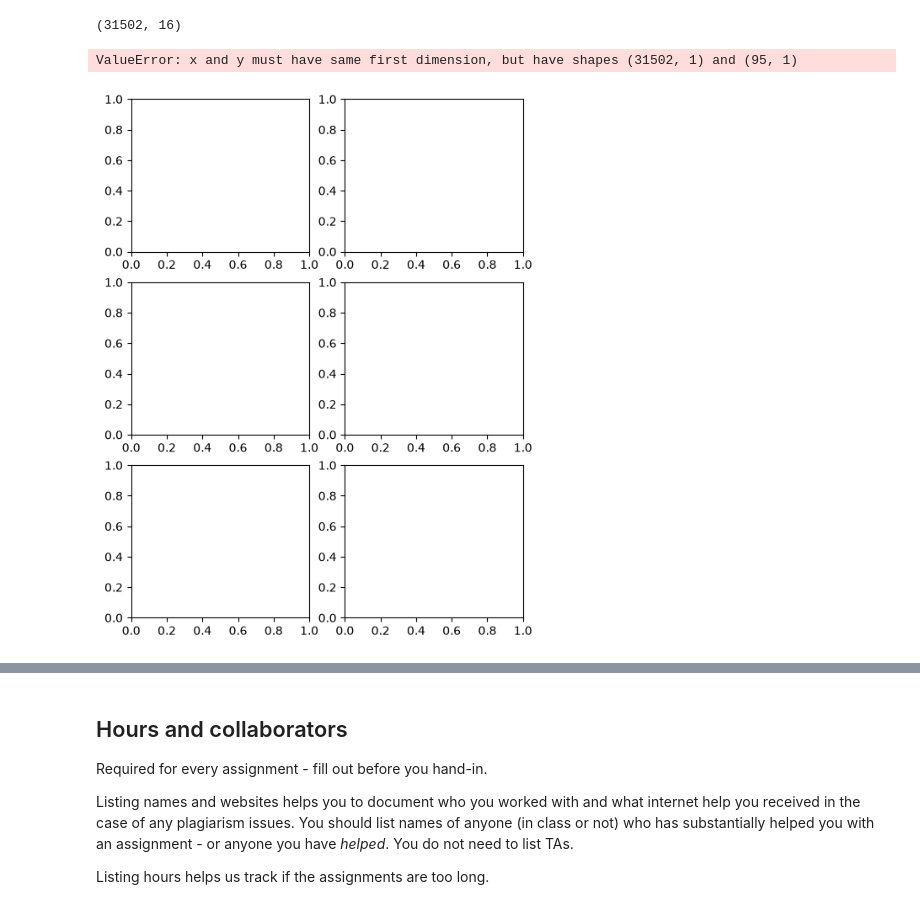
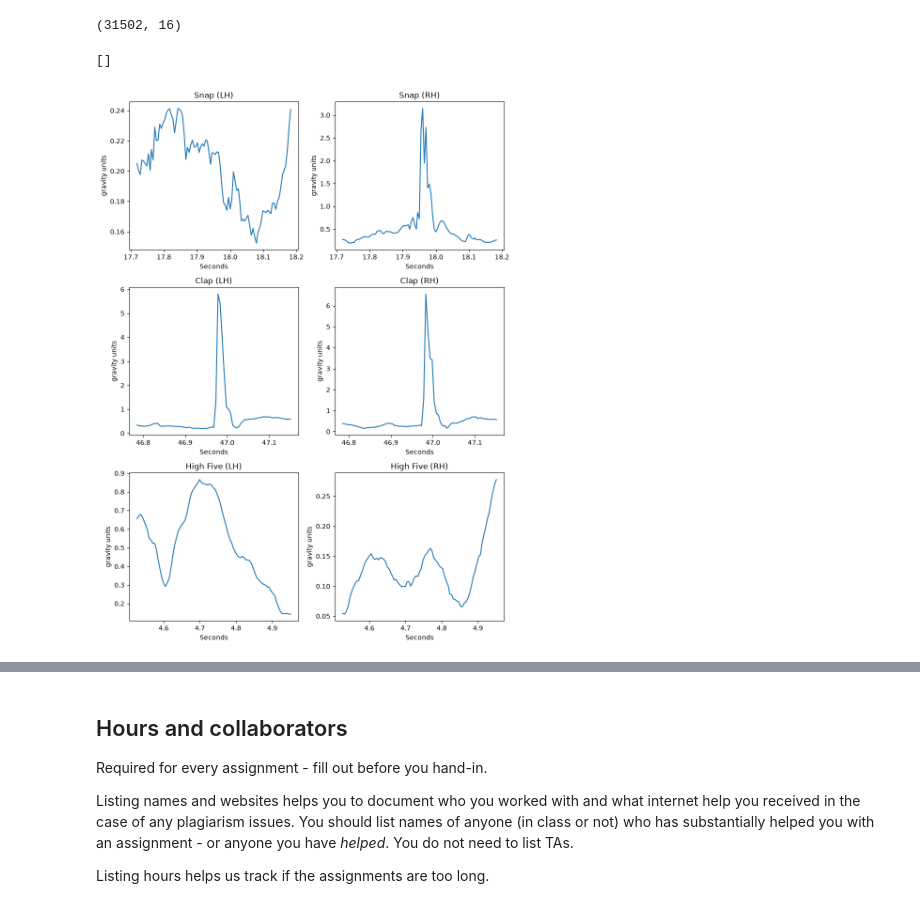
Before and after one commit to ikobat/IntroPythonProgramming, a Jupyter notebook: Week_2_functions/HW_1a_numpy_and_plotting.ipynb, the cells around one changed output, grey strips where cells are left out. Drawn from its saved outputs; the diff is of its cells as text; code cells hidden in the pictures.

Commit message:
finished hw 1a with updated lab 3 plot func

```diff
--- a/Week_2_functions/HW_1a_numpy_and_plotting.ipynb
+++ b/Week_2_functions/HW_1a_numpy_and_plotting.ipynb
@@ -249,17 +250,19 @@ We have the full data set, a way to filter it, and the ability to calculate RMS
 This question has a manually-graded portion; if your plots are incorrect you will have points deducted on Gradescope. See slides for what the plots should look like.
 # %%
 # GUIDES: Copy plot_function from Lab 3.
-def plot_function(axs, ts, data, channel_info, nrows, ncols):
+def plot_function(axs, ts, data, channel_info, dim_name):
     """ Plot all of the dimensions for a given channel
     @param axs - the place to plot in
     @param ts - the time steps to use
     @param data - the numpy array from the csv file
     @param channel_info - a dictionary with the channel info, e.g. "name" and "units"
-    @param your_choice - either total number of columns or names for the dimensions
+    @param dim_name - the name of the dimension being called
     @returns - nothing"""
 
-    axs[axs].plot(ts, data[:, 0], color='blue')
-
+    axs.plot(ts, data)
+    axs.set_title(channel_info[dim_name]['name'])
+    axs.set_xlabel(channel_info['Timestamp']['units'])
+    axs.set_ylabel(channel_info[dim_name]['units'])
 
     fig.tight_layout()
     pass
@@ -300,11 +303,14 @@ print(all_data.shape)
 (31502, 16)
 # %%
 ts_descriptor = get_descriptor(data_description, "Timestamp")
-ts = get_channel_data(all_data, index_offset=ts_descriptor["index_offset"], n_dims=ts_descriptor["dimensions"])
 
 filtered_snap_data = filter_data_set(all_data, snap_subject_number, snap_run_number, snap_id)
+ts_snap = get_channel_data(filtered_snap_data, index_offset=ts_descriptor["index_offset"], n_dims=ts_descriptor["dimensions"])
 filtered_clap_data = filter_data_set(all_data, clap_subject_number, clap_run_number, clap_id)
+ts_clap = get_channel_data(filtered_clap_data, index_offset=ts_descriptor["index_offset"], n_dims=ts_descriptor["dimensions"])
 filtered_high_five_data = filter_data_set(all_data, high_five_subject_number, high_five_run_number, high_five_id)
+ts_high_five = get_channel_data(filtered_high_five_data, index_offset=ts_descriptor["index_offset"], n_dims=ts_descriptor["dimensions"])
+
 
 lh_accelerometer_descriptor = get_descriptor(data_description, "Left hand accelerometer")
 lh_accelerometer_snap_data = get_channel_data(filtered_snap_data, index_offset=lh_accelerometer_descriptor["index_offset"], n_dims=lh_accelerometer_descriptor["dimensions"])
@@ -312,7 +318,7 @@ lh_snap_rms_data = rms(lh_accelerometer_snap_data)
 lh_accelerometer_clap_data = get_channel_data(filtered_clap_data, index_offset=lh_accelerometer_descriptor["index_offset"], n_dims=lh_accelerometer_descriptor["dimensions"])
 lh_clap_rms_data = rms(lh_accelerometer_clap_data)
 lh_accelerometer_high_five_data = get_channel_data(filtered_high_five_data, index_offset=lh_accelerometer_descriptor["index_offset"], n_dims=lh_accelerometer_descriptor["dimensions"])
-lh_high_five_rms_data = rms(lh_accelerometer_snap_data)
+lh_high_five_rms_data = rms(lh_accelerometer_high_five_data)
 
 rh_accelerometer_descriptor = get_descriptor(data_description, "Right hand accelerometer")
 rh_accelerometer_snap_data = get_channel_data(filtered_snap_data, index_offset=rh_accelerometer_descriptor["index_offset"], n_dims=rh_accelerometer_descriptor["dimensions"])
@@ -324,52 +330,59 @@ rh_high_five_rms_data = rms(rh_accelerometer_high_five_data)
 # %%
 # Plot size
 nrows = 3
 ncols = 2
-fig, axs = plt.subplots(nrows, ncols, figsize=(6, 8))
+fig, axs = plt.subplots(nrows, ncols, figsize=(9, 12))
 
 # GUIDES: Make the plot
 # Put left hand in the first column, right hand in the second column.
 # Hint: To use plot_function with your new "rms" data channel, you will need to make a
 # dictionary for its descriptor with "name" and "units" entries.
 # Note: The time values in the plots in the slides are divided by 1,000
 # sl, sr, cl, cr, hfl, hfr
 channel_info = {
-    "Snap (LH)": {
-        "name": "Left hand snap rms",
+    "Timestamp": {
+        "units": "Seconds"
+    },
+    "Left hand snap rms": {
+        "name": "Snap (LH)",
+        "units": "gravity units",
+    },
+    "Right hand snap rms": {
+        "name": "Snap (RH)",
         "units": "gravity units"
     },
-    "Snap (RH)": {
-        "name": "Right hand snap rms",
+    "Left hand clap rms": {
+        "name": "Clap (LH)",
         "units": "gravity units"
     },
-    "Clap (LH)": {
-        "name": "Left hand clap rms",
+    "Right hand clap rms": {
+        "name": "Clap (RH)",
         "units": "gravity units"
     },
-    "Clap (RH)": {
-        "name": "Right hand clap rms",
+    "Left hand high five rms": {
+        "name": "High Five (LH)",
         "units": "gravity units"
     },
-    "High Five (LH)": {
-        "name": "Left hand high five rms",
-        "units": "gravity units"
-    },
-    "High Five (RH)": {
-        "name": "Right hand high five rms",
+    "Right hand high five rms": {
+        "name": "High Five (RH)",
         "units": "gravity units"
     },
 }
+
 #call plot function and plot
-axs[0,0].plot(ts, lh_snap_rms_data)
-axs[0,0].set_title(lh_accelerometer_descriptor['Name'])
-axs[0,0].set_xlabel()
-axs[0,0].set_ylabel
+plot_function(axs=axs[0,0], ts=ts_snap/1000, data=lh_snap_rms_data, channel_info=channel_info, dim_name='Left hand snap rms')
+plot_function(axs=axs[0,1], ts=ts_snap/1000, data=rh_snap_rms_data, channel_info=channel_info, dim_name='Right hand snap rms')
+plot_function(axs=axs[1,0], ts=ts_clap/1000, data=lh_clap_rms_data, channel_info=channel_info, dim_name='Left hand clap rms')
+plot_function(axs=axs[1,1], ts=ts_clap/1000, data=rh_clap_rms_data, channel_info=channel_info, dim_name='Right hand clap rms')
+plot_function(axs=axs[2,0], ts=ts_high_five/1000, data=lh_high_five_rms_data, channel_info=channel_info, dim_name='Left hand high five rms')
+plot_function(axs=axs[2,1], ts=ts_high_five/1000, data=rh_high_five_rms_data, channel_info=channel_info, dim_name='Right hand high five rms')
+
 
 fig.tight_layout()
 plt.plot()
 # %% [output]
-ValueError: x and y must have same first dimension, but have shapes (31502, 1) and (95, 1)
+[]
-[figure, old version]
+[figure, new version]
 # %%
 # Manual grade
 print("")
```
Also changed, not shown: parts of 3 cells of this notebook, 3 other files.
